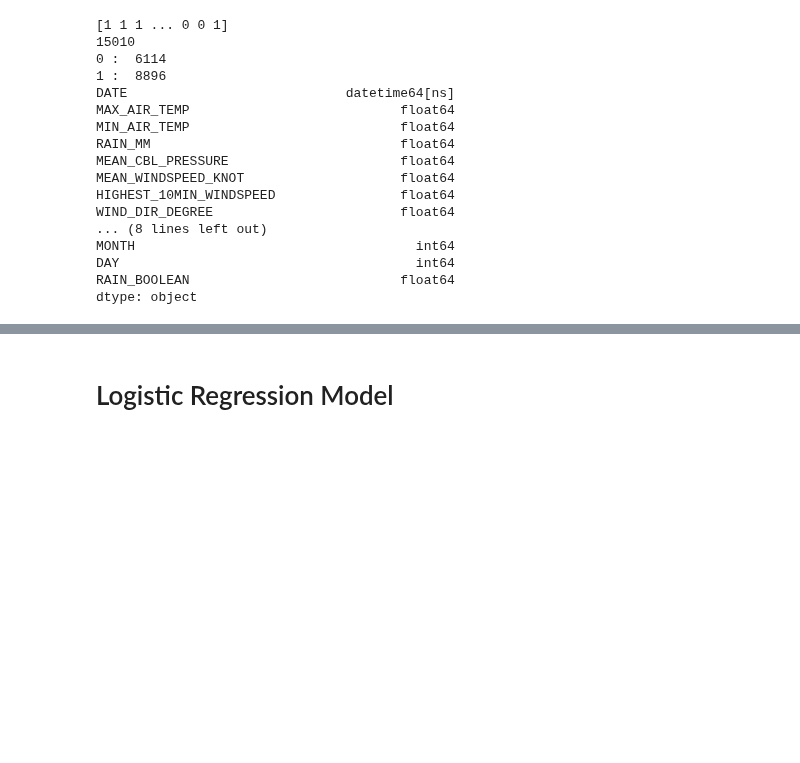
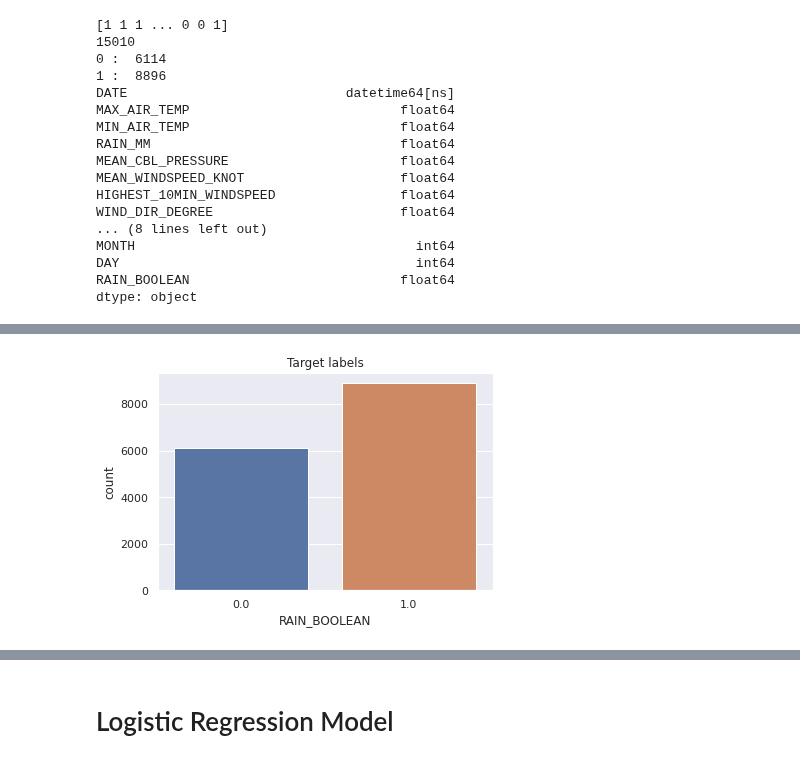
Before and after one commit to siddhesh21/Dublin-Rainfall-Analysis-Predictions, a Jupyter notebook: final_assignment/ML_final_assignment.ipynb, the cells around one changed output, grey strips where cells are left out. Drawn from its saved outputs; the diff is of its cells as text; code cells hidden in the pictures; blank space fills up the shorter version.

```diff
--- a/final_assignment/ML_final_assignment.ipynb
+++ b/final_assignment/ML_final_assignment.ipynb
@@ -263,0 +298,8 @@ dtype: object
+# %%
+#We can see there are many Null values in the data , lets try to fill with proper values
+sns.set(style="darkgrid")
+sns.countplot(read_data.RAIN_BOOLEAN)
+plt.title("Target labels")
+plt.show()
+# %% [output]
+[figure, added]
```
Also changed, not shown: parts of 12 cells of this notebook.
